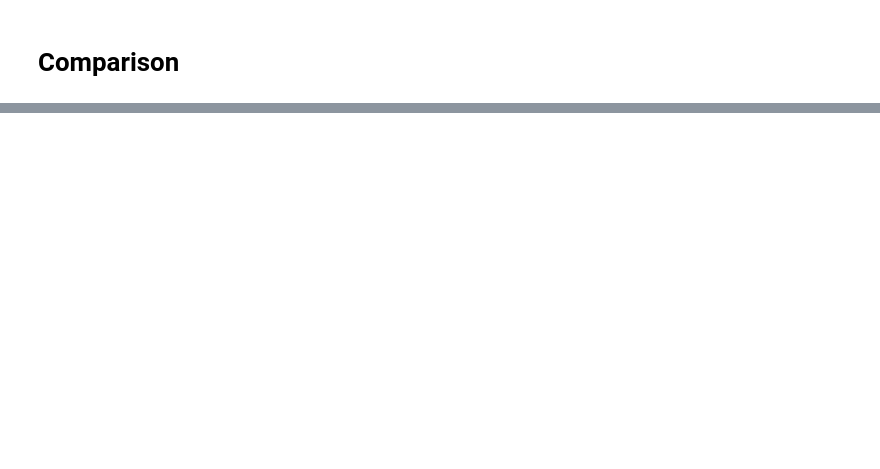
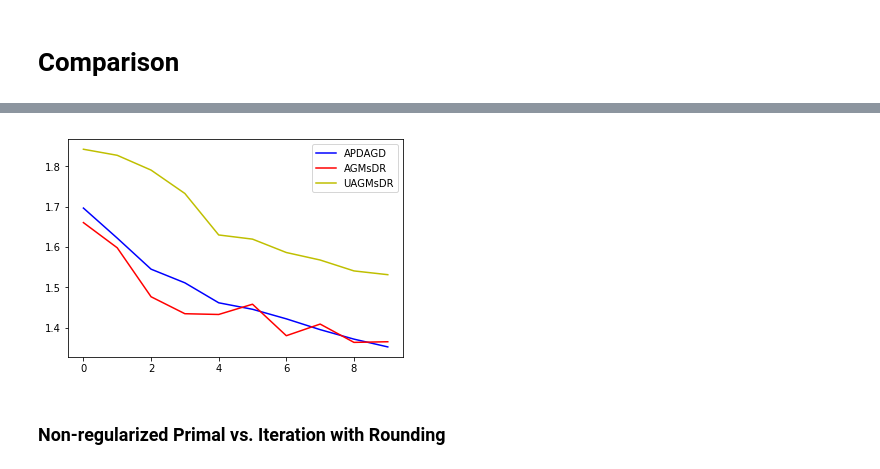
Before and after one commit to nazya/acc-alt-OT, a Jupyter notebook: main.ipynb, the cells around one changed output, grey strips where cells are left out. Saved outputs shown, nothing was run; the diff lists cells and outputs as text; code cells hidden in the pictures; blank space fills up the shorter version.

```diff
--- a/main.ipynb
+++ b/main.ipynb
@@ -822,0 +766,15 @@ leg = ax.legend();
+# %%
+r1 = np.array([np.linalg.norm(i.dot(one) - p, 1) + np.linalg.norm(i.T.dot(one) - q, 1) for i in xs1[:]])
+r2 = np.array([np.linalg.norm(i.dot(one) - p, 1) + np.linalg.norm(i.T.dot(one) - q, 1) for i in xs2[:]])
+r3 = np.array([np.linalg.norm(i.dot(one) - p, 1) + np.linalg.norm(i.T.dot(one) - q, 1) for i in xs3[:]])
+# %%
+begin = 5
+fig, ax = plt.subplots()
+ax.plot(r1[begin:N], '-b', label='APDAGD')
+ax.plot(r2[begin:N], '-r', label='AGMsDR')
+ax.plot(r3[begin:N], '-y', label='UAGMsDR')
+leg = ax.legend();
+# %% [output]
+[figure, added]
+# %% [markdown]
+### Non-regularized Primal vs. Iteration with Rounding
```
Also changed, not shown: parts of 130 cells of this notebook.
